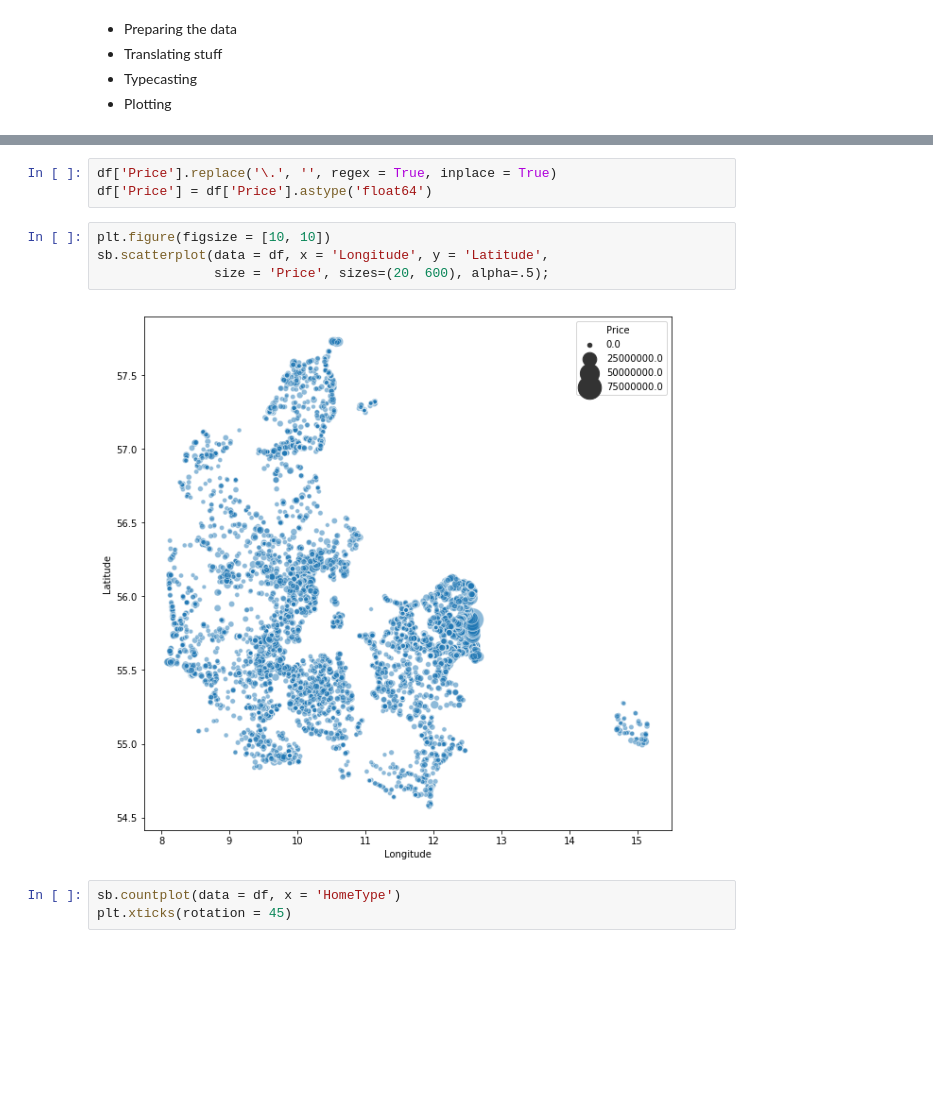
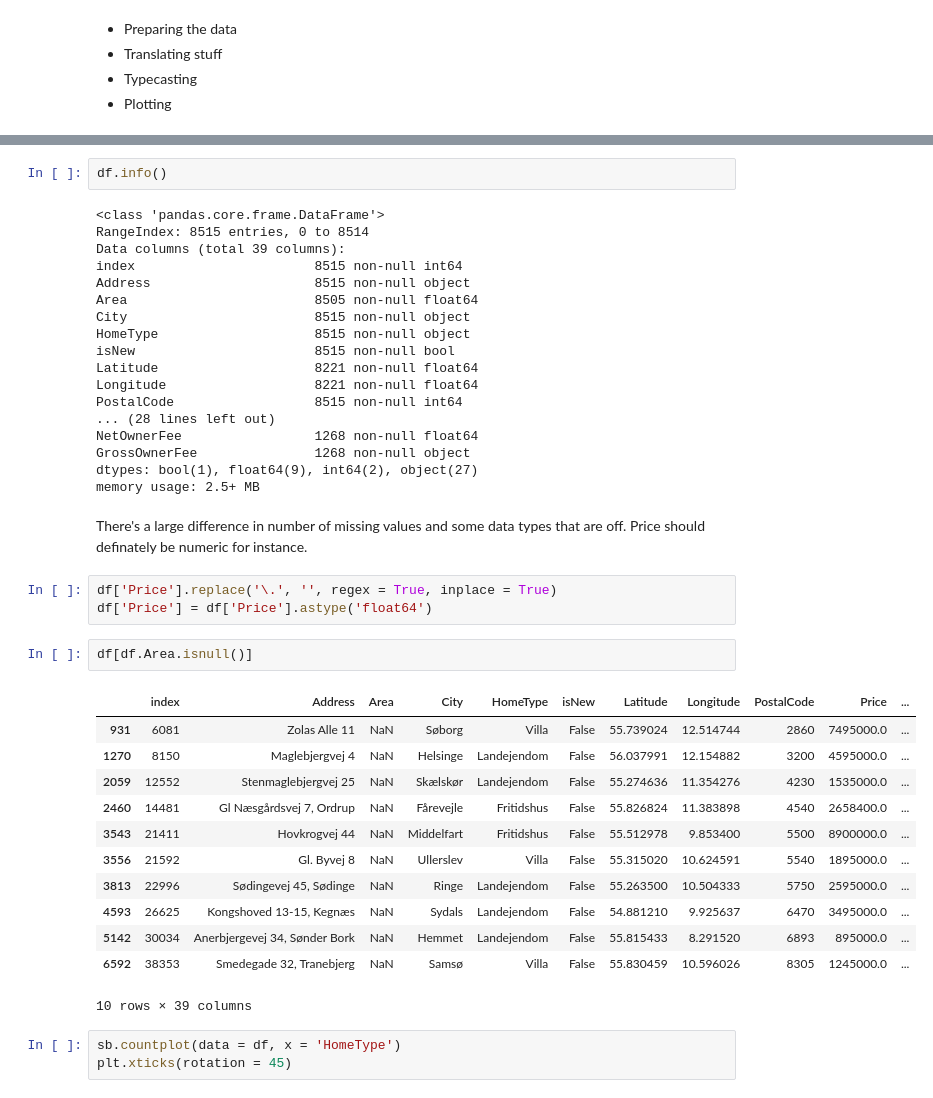
Before and after one commit to mbroend/predicting-home-prices, a Jupyter notebook: Data Analyst.ipynb, the cells around one changed output, grey strips where cells are left out. Cells and saved outputs as stored; diff of their text form; blank space fills up the shorter version.

```diff
--- a/Data Analyst.ipynb
+++ b/Data Analyst.ipynb
@@ -32,12 +39,43 @@ df.head()
+# %%
+df.info()
+# %% [output]
+<class 'pandas.core.frame.DataFrame'>
+RangeIndex: 8515 entries, 0 to 8514
+Data columns (total 39 columns):
+index                       8515 non-null int64
+Address                     8515 non-null object
+Area                        8505 non-null float64
+City                        8515 non-null object
+HomeType                    8515 non-null object
+isNew                       8515 non-null bool
+Latitude                    8221 non-null float64
+Longitude                   8221 non-null float64
+PostalCode                  8515 non-null int64
+... (28 lines left out)
+NetOwnerFee                 1268 non-null float64
+GrossOwnerFee               1268 non-null object
+dtypes: bool(1), float64(9), int64(2), object(27)
+memory usage: 2.5+ MB
+# %% [markdown]
+There's a large difference in number of missing values and some data types that are off. Price should definately be numeric for instance.
 # %%
 df['Price'].replace('\.', '', regex = True, inplace = True)
 df['Price'] = df['Price'].astype('float64')
-# %%
-plt.figure(figsize = [10, 10])
-sb.scatterplot(data = df, x = 'Longitude', y = 'Latitude',
-               size = 'Price', sizes=(20, 600), alpha=.5);
-# %% [output]
-[figure, removed]
+# %%
+df[df.Area.isnull()]
+# %% [output]
+|  | index | Address | Area | City | HomeType | isNew | Latitude | Longitude | PostalCode | Price | ... |
+| 931 | 6081 | Zolas Alle 11 | NaN | Søborg | Villa | False | 55.739024 | 12.514744 | 2860 | 7495000.0 | ... |
+| 1270 | 8150 | Maglebjergvej 4 | NaN | Helsinge | Landejendom | False | 56.037991 | 12.154882 | 3200 | 4595000.0 | ... |
+| 2059 | 12552 | Stenmaglebjergvej 25 | NaN | Skælskør | Landejendom | False | 55.274636 | 11.354276 | 4230 | 1535000.0 | ... |
+| 2460 | 14481 | Gl Næsgårdsvej 7, Ordrup | NaN | Fårevejle | Fritidshus | False | 55.826824 | 11.383898 | 4540 | 2658400.0 | ... |
+| 3543 | 21411 | Hovkrogvej 44 | NaN | Middelfart | Fritidshus | False | 55.512978 | 9.853400 | 5500 | 8900000.0 | ... |
+| 3556 | 21592 | Gl. Byvej 8 | NaN | Ullerslev | Villa | False | 55.315020 | 10.624591 | 5540 | 1895000.0 | ... |
+| 3813 | 22996 | Sødingevej 45, Sødinge | NaN | Ringe | Landejendom | False | 55.263500 | 10.504333 | 5750 | 2595000.0 | ... |
+| 4593 | 26625 | Kongshoved 13-15, Kegnæs | NaN | Sydals | Landejendom | False | 54.881210 | 9.925637 | 6470 | 3495000.0 | ... |
+| 5142 | 30034 | Anerbjergevej 34, Sønder Bork | NaN | Hemmet | Landejendom | False | 55.815433 | 8.291520 | 6893 | 895000.0 | ... |
+| 6592 | 38353 | Smedegade 32, Tranebjerg | NaN | Samsø | Villa | False | 55.830459 | 10.596026 | 8305 | 1245000.0 | ... |
+10 rows × 39 columns
 # %%
 sb.countplot(data = df, x = 'HomeType')
 plt.xticks(rotation = 45)
```
Also changed, not shown: parts of 7 cells of this notebook.
